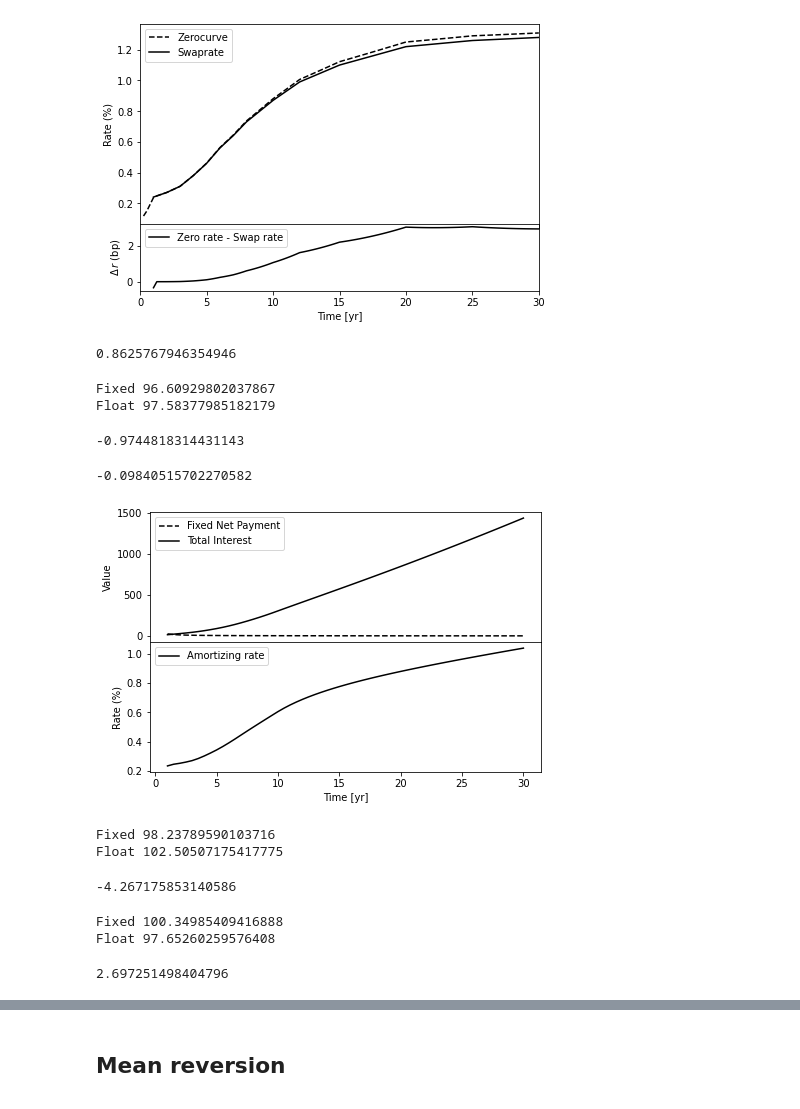
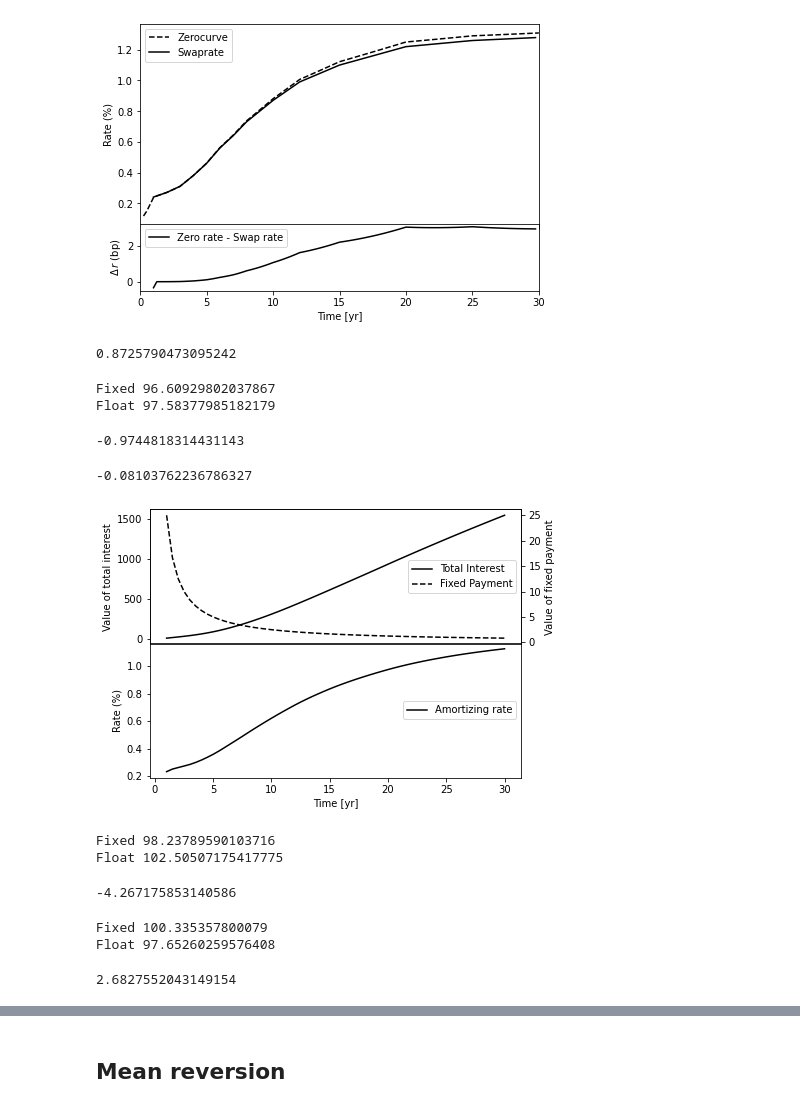
Before and after one commit to LuukOudshoorn25/SPFDM1, a Jupyter notebook: SPFDM 1.ipynb, the cells around one changed output, grey strips where cells are left out. Cells and saved outputs as stored; diff of their text form; code cells hidden in the pictures.

Commit message:
changed amortizing plot

```diff
--- a/SPFDM 1.ipynb
+++ b/SPFDM 1.ipynb
@@ -95,7 +95,7 @@ def read_interp_swaprates():
     swaprates  =  pd.DataFrame({'Name':['1-Year','2-Year','3-Year', '4-Year','5-Year','6-Year','7-Year','8-Year','9-Year','10-Year','12-Year','15-Year','20-Year','25-Year','30-Year'],'Rate':[0.24,0.27,0.31,0.38,0.46,0.56,0.64,0.73,0.8,0.87,0.99,1.1,1.22,1.26,1.28]}).set_index('Name')
     swaprates['NMonths'] = [12,24,36,48,60,72,84,96,108,120,144,180,240,300,360]
     #We need to interpolate swaprates to get all intermediate values
-    to_interpolate = np.arange(12,361,3)
+    to_interpolate = np.arange(12,360,3)
     # We use cubic interpolation as this generates a much smoother curve
     interpolated = interp1d(swaprates['NMonths'],swaprates['Rate'],kind='linear')(to_interpolate)
     swaprates_interp = pd.DataFrame({'Years':to_interpolate/12,'Swap_Rate':interpolated})
@@ -352,7 +352,7 @@ zerocurve_base = zerocurve.copy()
 swapper = swaps(-0.25,10.25,0.25,None)
 swapper.fitrate
 # %% [output]
-0.8625767946354946
+0.8725790473095242
 # %%
 def paper_example():# Paper example
     zerocurve.loc[0.25] = 10
@@ -371,7 +371,7 @@ Float 97.58377985182179
 amortized = swaps(0,5)
 amortized.get_amortized_rate()
 # %% [output]
--0.09840515702270582
+-0.08103762236786327
 # %%
 # find amortizing rate
 zerocurve['Zero rate'] = zerocurve_base['Zero rate']
@@ -388,18 +388,25 @@ for i, year in enumerate(years):
     interests[i] = interest
 # %%
 fig, (ax1,ax2) = plt.subplots(2,1,sharex=True)
-ax1.plot(years, payments, label='Fixed Net Payment',color='black',ls='--')
-ax1.plot(years, interests, label='Total Interest', color='black')
-ax1.set_ylabel('Value')
+
+ln1=ax1.plot(years, interests, label='Total Interest', color='black')
+ax1.set_ylabel('Value of total interest')
 ax1.legend()
+ax3=ax1.twinx()
+ln2=ax3.plot(years, payments, label='Fixed Payment',color='black',ls='--')
+# added these three lines
+lns = ln1+ln2
+labs = [l.get_label() for l in lns]
+ax1.legend(lns, labs,loc='center right')
+ax3.set_ylabel('Value of fixed payment')
 ax2.plot(years, amor_rate, color='black',label='Amortizing rate')
 ax2.set_xlabel('Time [yr]')
 ax2.set_ylabel('Rate (%)')
-ax2.legend()
-plt.tight_layout(pad=-0.3)
+ax2.legend(loc='center right')
+plt.tight_layout(pad=-1)
 plt.savefig('amortizing.pdf',bbox_inches='tight')
 # %% [output]
-[figure, old version]
+[figure, new version]
 # %%
 # Example slides
 def example_slides():
@@ -423,7 +430,7 @@ def existing_swap():
     return swapper.irsvalue
 existing_swap()
 # %% [output]
-Fixed 100.34985409416888
+Fixed 100.335357800079
 Float 97.65260259576408
-2.697251498404796
+2.6827552043149154
 # %%
```
Also changed, not shown: parts of 2 cells of this notebook.
